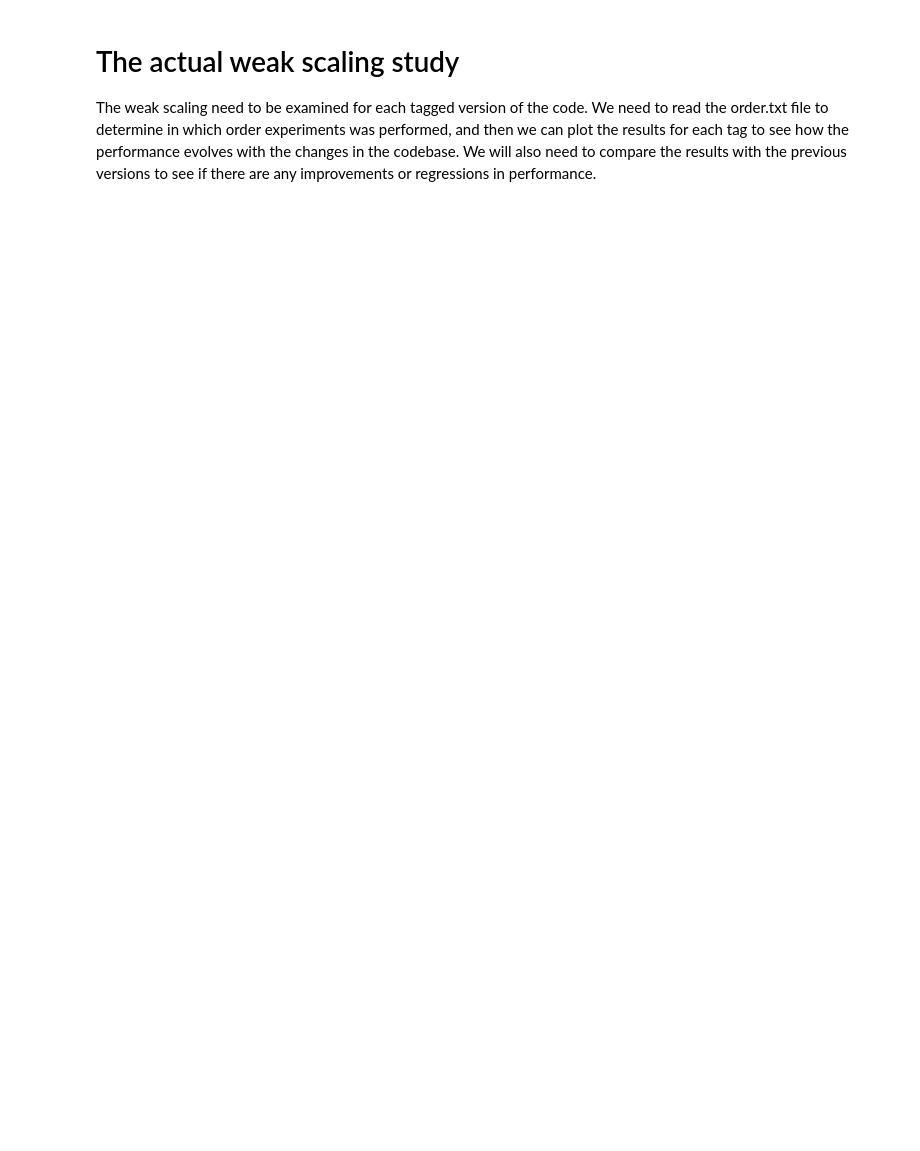
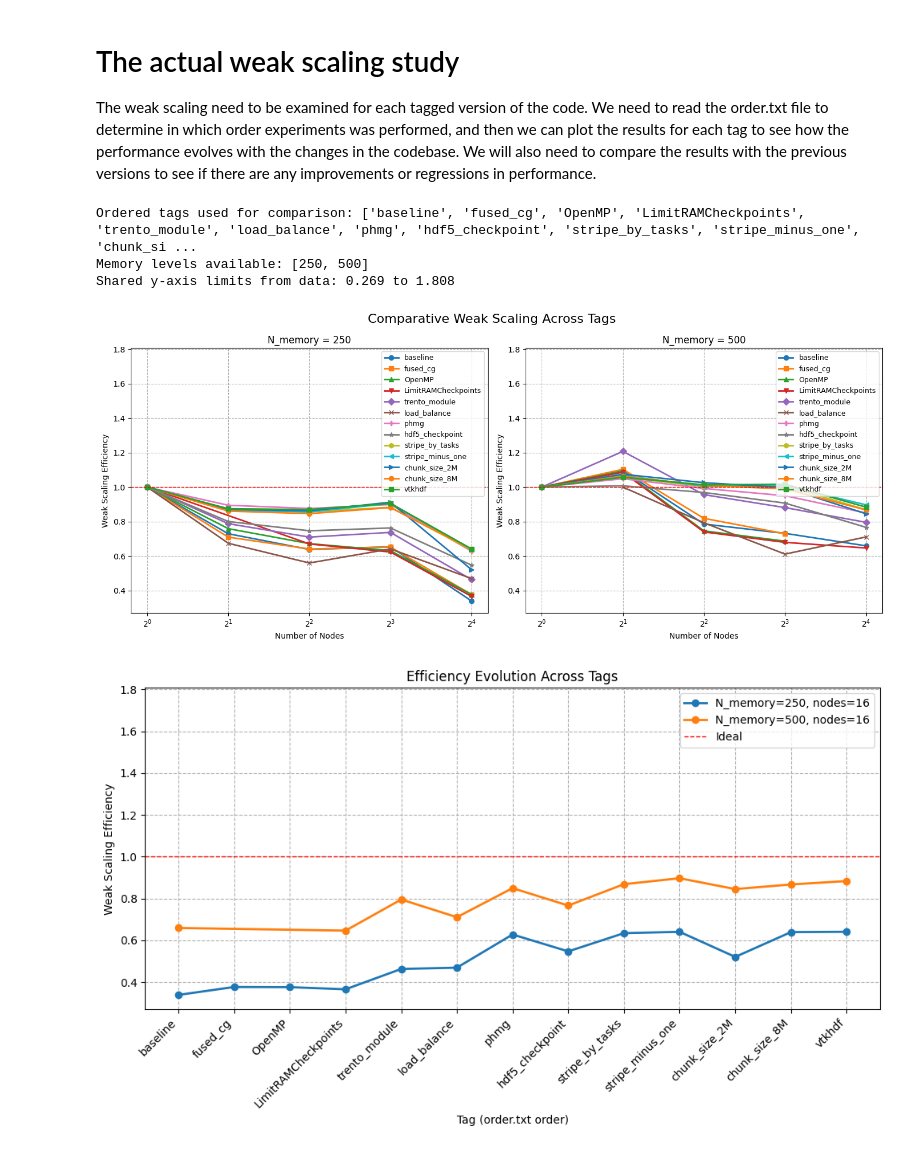
Before and after one commit to ExtremeFLOW/neko-top, a Jupyter notebook: bench/weak_scaling/analyse.ipynb, the cells around one changed output. Saved outputs shown, nothing was run; the diff lists cells and outputs as text; code cells hidden in the pictures; blank space fills up the shorter version.

```diff
--- a/bench/weak_scaling/analyse.ipynb
+++ b/bench/weak_scaling/analyse.ipynb
@@ -669,6 +747,60 @@ else:
             print(f"  - {tag_name}")
     print(f"Memory levels available: {memory_levels}")
 
+    # Compute shared y-axis limits from both weak-efficiency and speedup values.
+    weak_values = []
+    speedup_values = []
+    for memory in memory_levels:
+        baseline_exps = [
+            exp for exp in comparative_data.get(ACTIVE_TAG, [])
+            if exp.get("N_memory") == memory and exp.get("nodes", 0) == 1
+        ]
+        baseline_exps = sorted(baseline_exps,
+                               key=lambda exp: exp.get("nodes", 0))
+        baseline_times = extract_times(baseline_exps, "Optimizer iteration",
+                                       "Total time")
+        baseline_time = baseline_times[0] if baseline_times.size else np.nan
+
+        for tag_name in used_tags:
+            exps = comparative_data.get(tag_name, [])
+            selected = [exp for exp in exps if exp.get("N_memory") == memory]
+            if not selected:
+                continue
+
+            selected = sorted(selected, key=lambda exp: exp.get("nodes", 0))
+            times = extract_times(selected, "Optimizer iteration",
+                                  "Total time")
+            mask = np.isfinite(times) & (times > 0)
+            if np.sum(mask) < 2:
+                continue
+
+            times = times[mask]
+            weak_values.append(times[0] / times)
+
+            if np.isfinite(baseline_time) and baseline_time > 0:
+                speedup_values.append(baseline_time / times)
+
+    combined_blocks = [
+        arr for arr in (weak_values + speedup_values) if arr.size
+    ]
+    if combined_blocks:
+        combined_values = np.concatenate(combined_blocks)
+        y_min_data = float(np.nanmin(combined_values))
+        y_max_data = float(np.nanmax(combined_values))
+
+        if np.isclose(y_min_data, y_max_data):
+            padding = 0.1 * y_max_data if y_max_data != 0 else 0.1
+        else:
+            padding = 0.05 * (y_max_data - y_min_data)
+
+        shared_y_limits = (max(0.0,
+                               y_min_data - padding), y_max_data + padding)
+    else:
+        shared_y_limits = (0.0, 1.0)
+
+    print("Shared y-axis limits from data: "
+          f"{shared_y_limits[0]:.3f} to {shared_y_limits[1]:.3f}")
+
     markers = ["o", "s", "^", "v", "D", "x", "P", "*", "h", "<", ">"]
     fig, axes = plt.subplots(1,
                              max(1, len(memory_levels)),
@@ -717,7 +849,7 @@ else:
 
         ax.axhline(y=1.0, color="r", linestyle="--", linewidth=1)
         ax.set_xscale("log", base=2)
-        ax.set_ylim(0, 1.2)
+        ax.set_ylim(*shared_y_limits)
         ax.set_xlabel("Number of Nodes")
         ax.set_ylabel("Weak Scaling Efficiency")
         ax.set_title(f"N_memory = {memory}")
@@ -794,31 +926,37 @@ else:
             plt.plot(tag_positions[mask],
                      y[mask],
                      marker="o",
                      linewidth=2,
                      label=f"N_memory={memory}, nodes={target_node}")
             has_trend = True
 
     if has_trend:
         plt.axhline(y=1.0,
                     color="r",
                     linestyle="--",
                     linewidth=1,
                     label="Ideal")
-        plt.ylim(0, 1.2)
+        plt.ylim(*shared_y_limits)
         plt.xticks(tag_positions, used_tags, rotation=45, ha="right")
         plt.xlabel("Tag (order.txt order)")
         plt.ylabel("Weak Scaling Efficiency")
         plt.title("Efficiency Evolution Across Tags")
         plt.grid(True, which="both", ls="--")
         plt.legend()
         plt.tight_layout()
         plt.show()
     else:
         print("No shared node-count found across tags for trend comparison.")
 
     if summary_rows:
         print("\nSummary: efficiency at each tag's largest node")
         for row in summary_rows:
             print(f"  {row['tag']:>18s}  N_memory={row['memory']:>4d}  "
                   f"nodes={row['max_node']:>3d}  "
                   f"eff={row['efficiency_at_max_node']:.4f}")
+# %% [output]
+Ordered tags used for comparison: ['baseline', 'fused_cg', 'OpenMP', 'LimitRAMCheckpoints', 'trento_module', 'load_balance', 'phmg', 'hdf5_checkpoint', 'stripe_by_tasks', 'stripe_minus_one', 'chunk_si ...
+Memory levels available: [250, 500]
+Shared y-axis limits from data: 0.269 to 1.808
+[figure, added]
+[figure, added]
```
Also changed, not shown: parts of 10 cells of this notebook, 1 other file.
